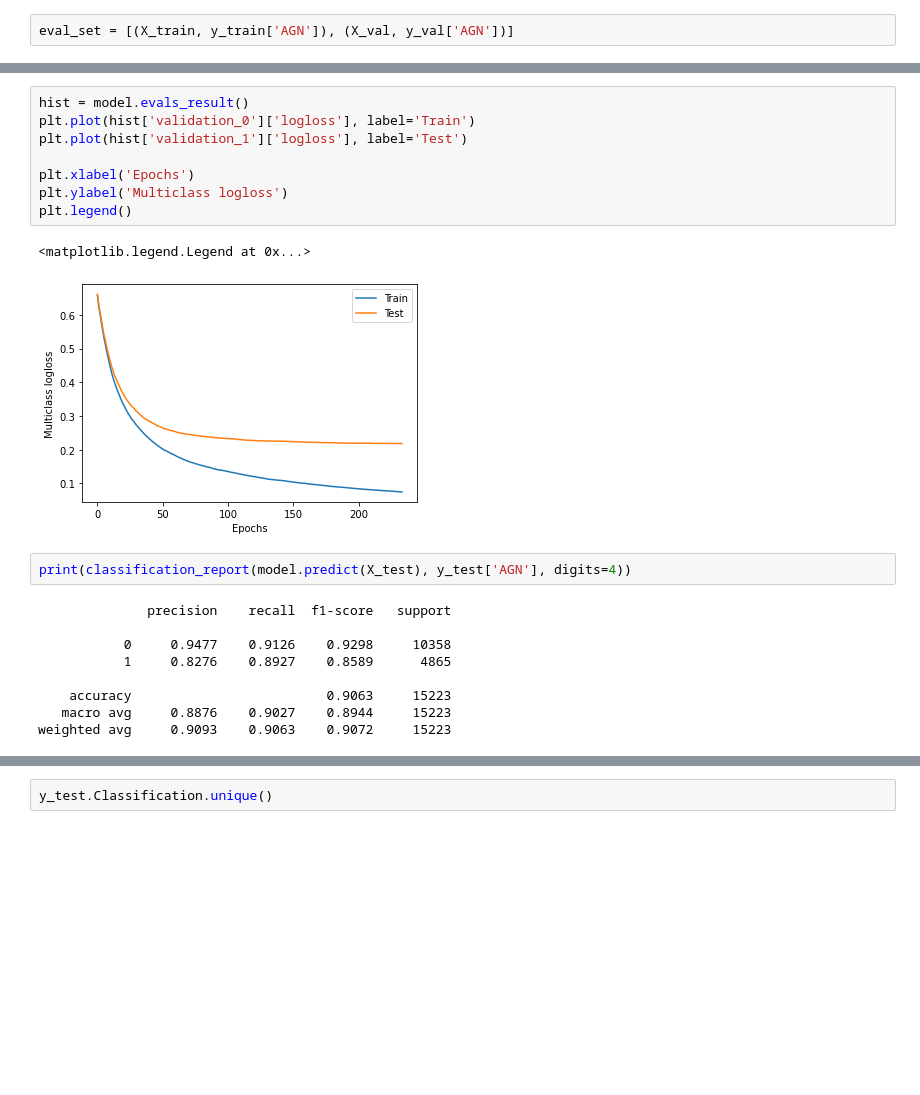
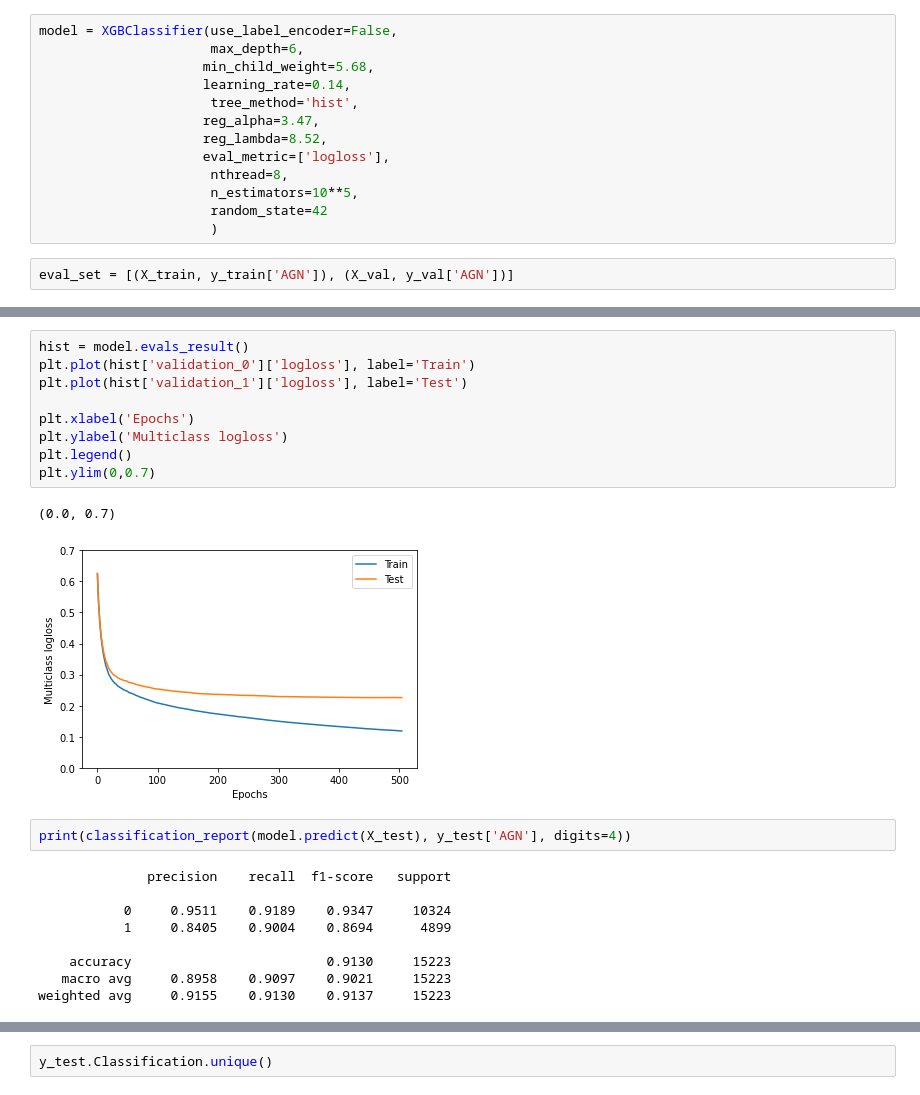
Before and after one commit to jespertjee/LOFAR_ML, a Jupyter notebook: Supervised/Fangyou/Preprocessed_data/2class.ipynb, the cells around one changed output, grey strips where cells are left out. Cells and saved outputs as stored; diff of their text form; blank space fills up the shorter version.

```diff
--- a/Supervised/Fangyou/Preprocessed_data/2class.ipynb
+++ b/Supervised/Fangyou/Preprocessed_data/2class.ipynb
@@ -253,6 +353,19 @@ model = XGBClassifier(use_label_encoder=False,
                       n_estimators=10**5,
                       random_state=42
                       )
+# %%
+model = XGBClassifier(use_label_encoder=False,
+                      max_depth=6,
+                     min_child_weight=5.68,
+                     learning_rate=0.14,
+                      tree_method='hist',
+                     reg_alpha=3.47,
+                     reg_lambda=8.52,
+                     eval_metric=['logloss'],
+                      nthread=8,
+                      n_estimators=10**5,
+                      random_state=42
+                      )
 # %%
 eval_set = [(X_train, y_train['AGN']), (X_val, y_val['AGN'])]
 # %%
@@ -291,25 +401,26 @@ XGBClassifier(base_score=0.5, booster='gbtree',
 # %%
 hist = model.evals_result()
 plt.plot(hist['validation_0']['logloss'], label='Train')
 plt.plot(hist['validation_1']['logloss'], label='Test')
 
 plt.xlabel('Epochs')
 plt.ylabel('Multiclass logloss')
 plt.legend()
+plt.ylim(0,0.7)
 # %% [output]
-<matplotlib.legend.Legend at 0x...>
+(0.0, 0.7)
-[figure, old version]
+[figure, new version]
 # %%
 print(classification_report(model.predict(X_test), y_test['AGN'], digits=4))
 # %% [output]
               precision    recall  f1-score   support
 
-           0     0.9477    0.9126    0.9298     10358
-           1     0.8276    0.8927    0.8589      4865
+           0     0.9511    0.9189    0.9347     10324
+           1     0.8405    0.9004    0.8694      4899
 
-    accuracy                         0.9063     15223
-   macro avg     0.8876    0.9027    0.8944     15223
-weighted avg     0.9093    0.9063    0.9072     15223
+    accuracy                         0.9130     15223
+   macro avg     0.8958    0.9097    0.9021     15223
+weighted avg     0.9155    0.9130    0.9137     15223
 # %%
 i=2
 
```
Also changed, not shown: parts of 21 cells of this notebook, 23 other files.
